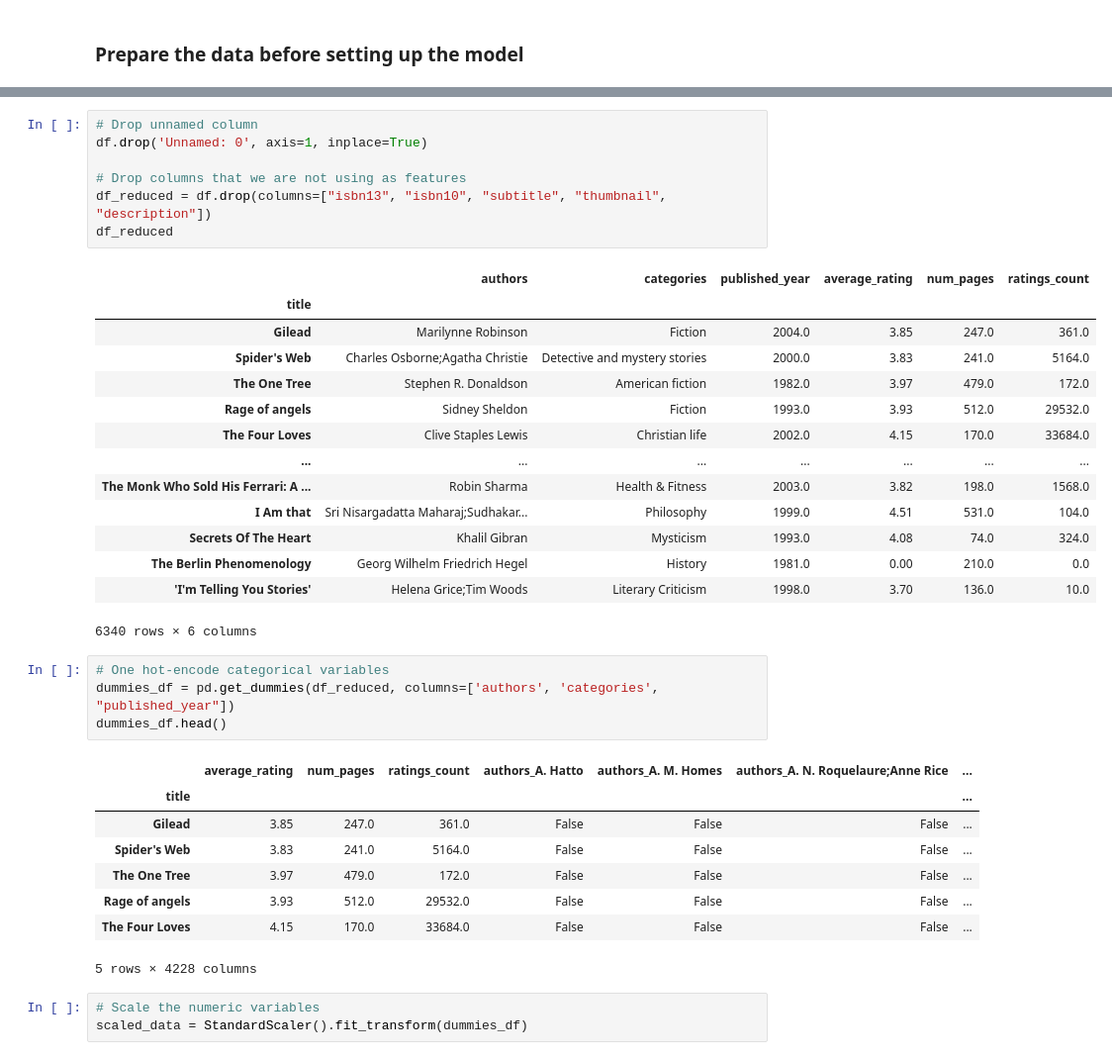
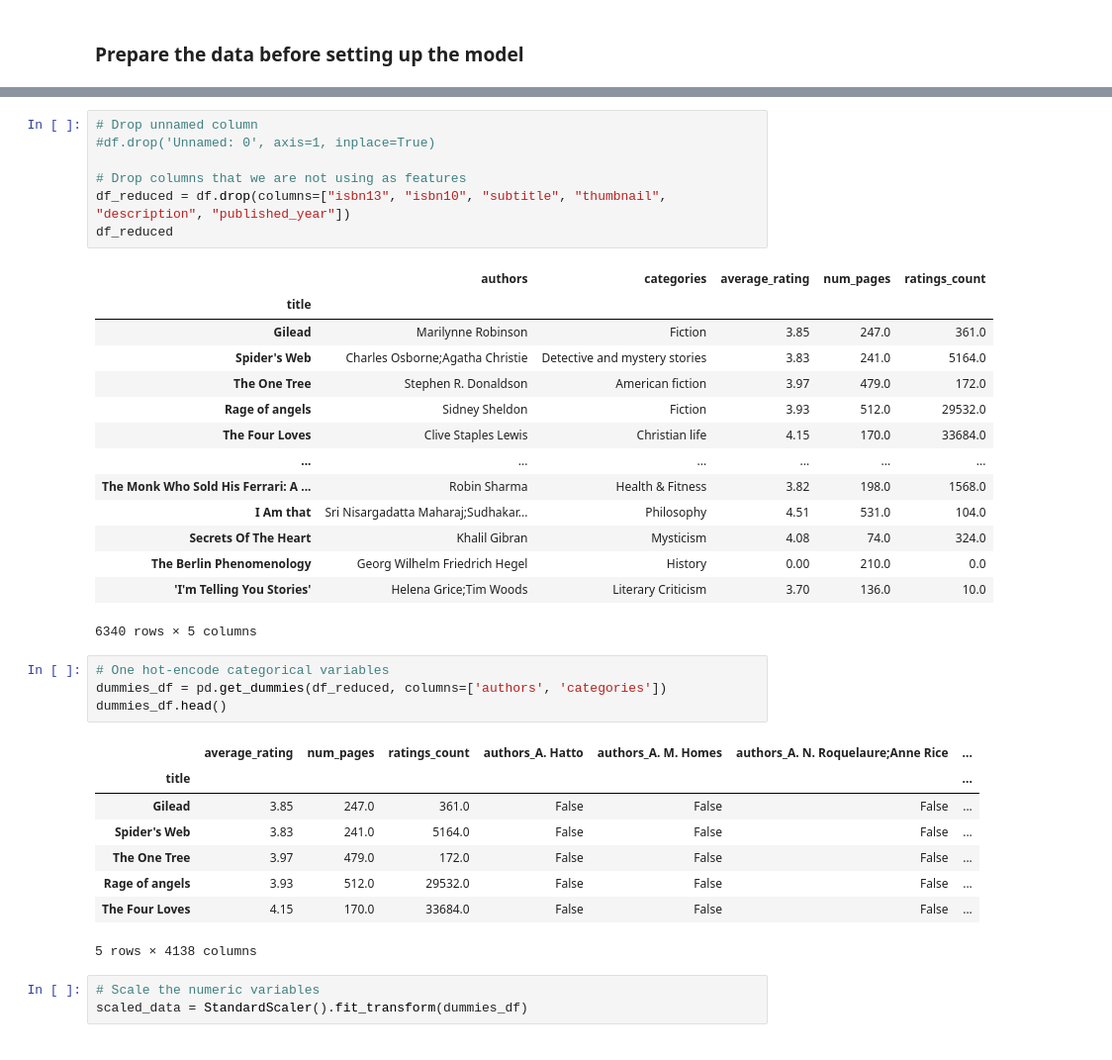
Before and after one commit to catisf/book-recommendations, a Jupyter notebook: jupyter_notebooks/clustering_ammarah.ipynb, the cells around one changed output, grey strips where cells are left out. Shown at 99% size. Drawn from its saved outputs; the diff is of its cells as text.

```diff
--- a/jupyter_notebooks/clustering_ammarah.ipynb
+++ b/jupyter_notebooks/clustering_ammarah.ipynb
@@ -29,28 +31,28 @@ df.head()
 # %%
 # Drop unnamed column
-df.drop('Unnamed: 0', axis=1, inplace=True)
+#df.drop('Unnamed: 0', axis=1, inplace=True)
 
 # Drop columns that we are not using as features
-df_reduced = df.drop(columns=["isbn13", "isbn10", "subtitle", "thumbnail", "description"])
+df_reduced = df.drop(columns=["isbn13", "isbn10", "subtitle", "thumbnail", "description", "published_year"])
 df_reduced
 # %% [output]
-|  | authors | categories | published_year | average_rating | num_pages | ratings_count |
-| title |  |  |  |  |  |  |
-| Gilead | Marilynne Robinson | Fiction | 2004.0 | 3.85 | 247.0 | 361.0 |
-| Spider's Web | Charles Osborne;Agatha Christie | Detective and mystery stories | 2000.0 | 3.83 | 241.0 | 5164.0 |
-| The One Tree | Stephen R. Donaldson | American fiction | 1982.0 | 3.97 | 479.0 | 172.0 |
-| Rage of angels | Sidney Sheldon | Fiction | 1993.0 | 3.93 | 512.0 | 29532.0 |
-| The Four Loves | Clive Staples Lewis | Christian life | 2002.0 | 4.15 | 170.0 | 33684.0 |
-| ... | ... | ... | ... | ... | ... | ... |
-| The Monk Who Sold His Ferrari: A ... | Robin Sharma | Health & Fitness | 2003.0 | 3.82 | 198.0 | 1568.0 |
-| I Am that | Sri Nisargadatta Maharaj;Sudhakar... | Philosophy | 1999.0 | 4.51 | 531.0 | 104.0 |
-| Secrets Of The Heart | Khalil Gibran | Mysticism | 1993.0 | 4.08 | 74.0 | 324.0 |
-| The Berlin Phenomenology | Georg Wilhelm Friedrich Hegel | History | 1981.0 | 0.00 | 210.0 | 0.0 |
-| 'I'm Telling You Stories' | Helena Grice;Tim Woods | Literary Criticism | 1998.0 | 3.70 | 136.0 | 10.0 |
+|  | authors | categories | average_rating | num_pages | ratings_count |
+| title |  |  |  |  |  |
+| Gilead | Marilynne Robinson | Fiction | 3.85 | 247.0 | 361.0 |
+| Spider's Web | Charles Osborne;Agatha Christie | Detective and mystery stories | 3.83 | 241.0 | 5164.0 |
+| The One Tree | Stephen R. Donaldson | American fiction | 3.97 | 479.0 | 172.0 |
+| Rage of angels | Sidney Sheldon | Fiction | 3.93 | 512.0 | 29532.0 |
+| The Four Loves | Clive Staples Lewis | Christian life | 4.15 | 170.0 | 33684.0 |
+| ... | ... | ... | ... | ... | ... |
+| The Monk Who Sold His Ferrari: A ... | Robin Sharma | Health & Fitness | 3.82 | 198.0 | 1568.0 |
+| I Am that | Sri Nisargadatta Maharaj;Sudhakar... | Philosophy | 4.51 | 531.0 | 104.0 |
+| Secrets Of The Heart | Khalil Gibran | Mysticism | 4.08 | 74.0 | 324.0 |
+| The Berlin Phenomenology | Georg Wilhelm Friedrich Hegel | History | 0.00 | 210.0 | 0.0 |
+| 'I'm Telling You Stories' | Helena Grice;Tim Woods | Literary Criticism | 3.70 | 136.0 | 10.0 |
-6340 rows × 6 columns
+6340 rows × 5 columns
 # %%
 # One hot-encode categorical variables
-dummies_df = pd.get_dummies(df_reduced, columns=['authors', 'categories', "published_year"])
+dummies_df = pd.get_dummies(df_reduced, columns=['authors', 'categories'])
 dummies_df.head()
 # %% [output]
 |  | average_rating | num_pages | ratings_count | authors_A. Hatto | authors_A. M. Homes | authors_A. N. Roquelaure;Anne Rice | ... |
@@ -60,7 +62,7 @@ dummies_df.head()
 | The One Tree | 3.97 | 479.0 | 172.0 | False | False | False | ... |
 | Rage of angels | 3.93 | 512.0 | 29532.0 | False | False | False | ... |
 | The Four Loves | 4.15 | 170.0 | 33684.0 | False | False | False | ... |
-5 rows × 4228 columns
+5 rows × 4138 columns
 # %%
 # Scale the numeric variables
 scaled_data = StandardScaler().fit_transform(dummies_df)
```
Also changed, not shown: parts of 30 cells of this notebook.
